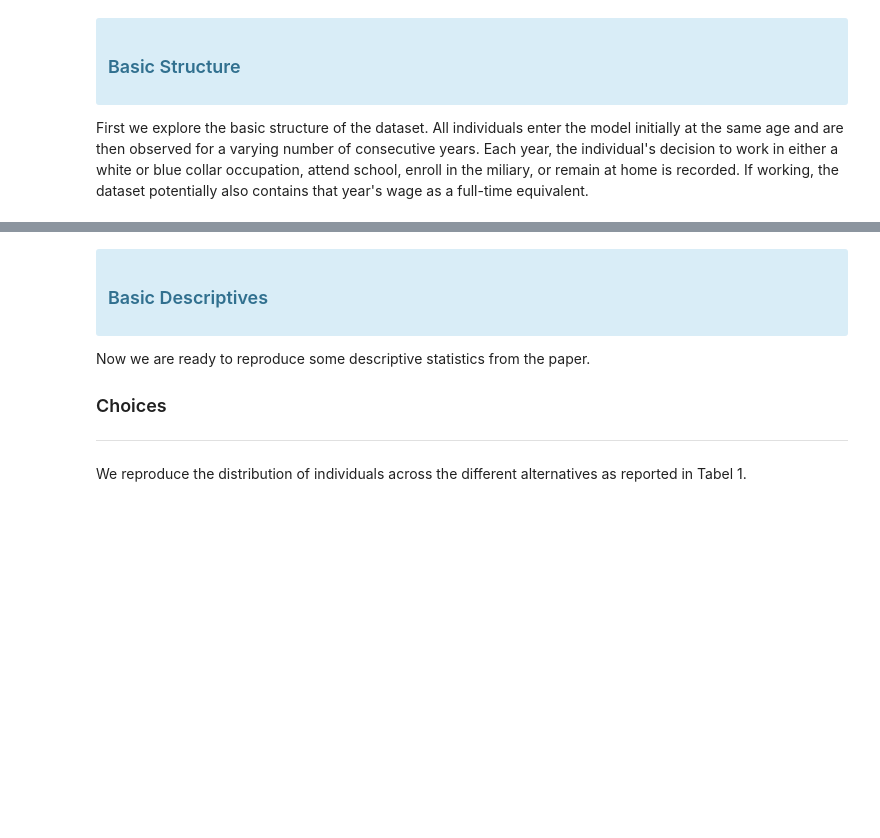
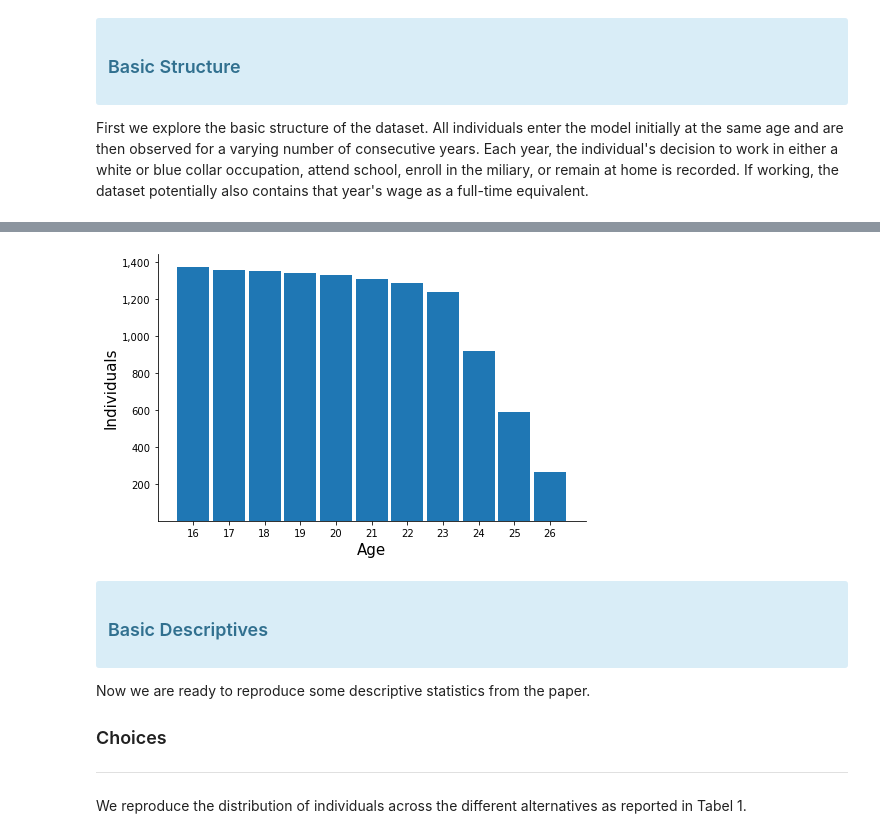
Before and after one commit to OpenSourceEconomics/ekw-data, a Jupyter notebook: career-decisions/exploration.ipynb, the cells around one changed output, grey strips where cells are left out. Drawn from its saved outputs; the diff is of its cells as text; code cells hidden in the pictures; blank space fills up the shorter version.

```diff
--- a/career-decisions/exploration.ipynb
+++ b/career-decisions/exploration.ipynb
@@ -112,3 +100,7 @@ We start it with more than 1,300 observations at age 16, but then end up with le
+# %%
+plot_sample_size(df)
+# %% [output]
+[figure, added]
 # %% [markdown]
 <div class="alert alert-block alert-info">
     <h3>Basic Descriptives</h3>
```
Also changed, not shown: parts of 30 cells of this notebook.
